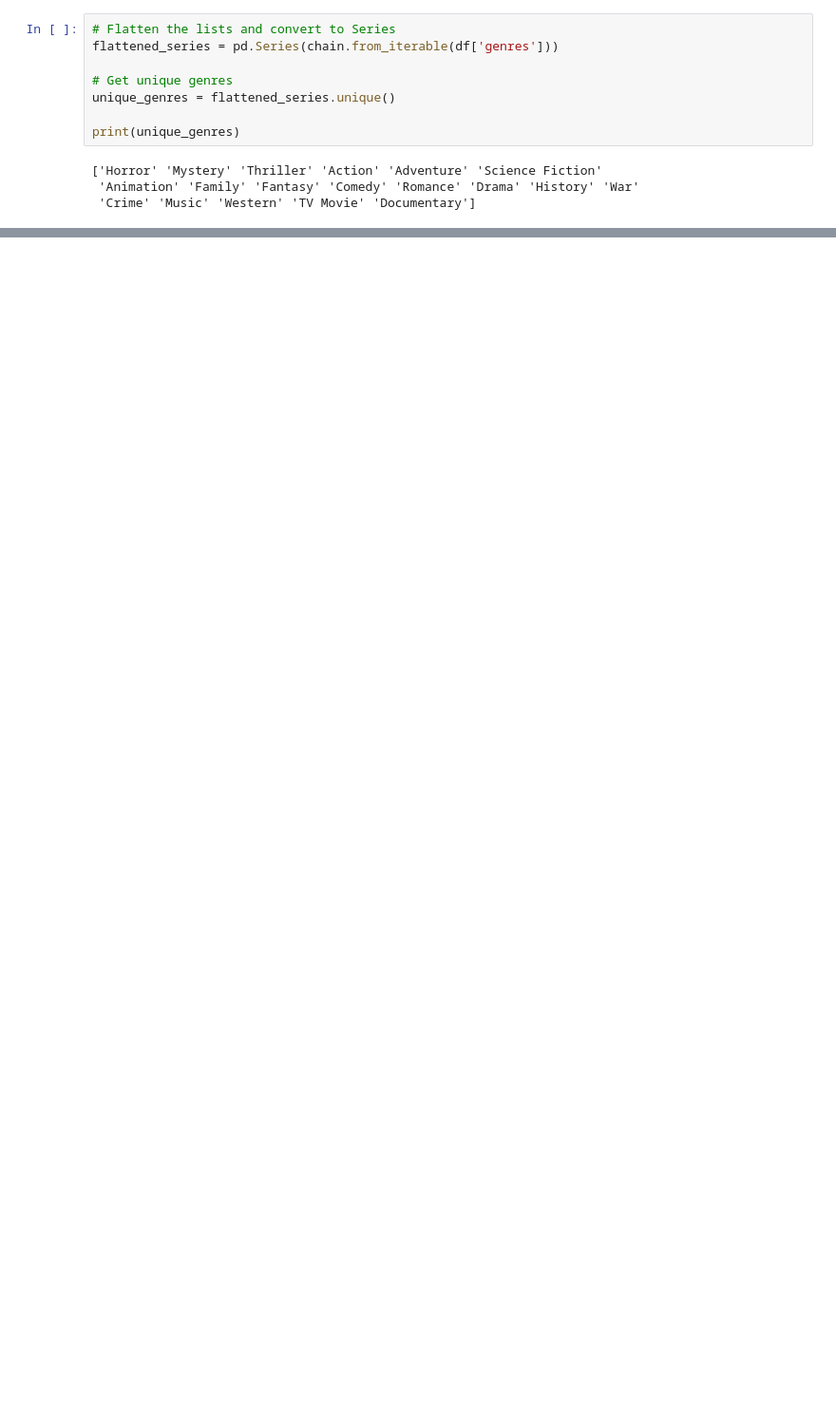
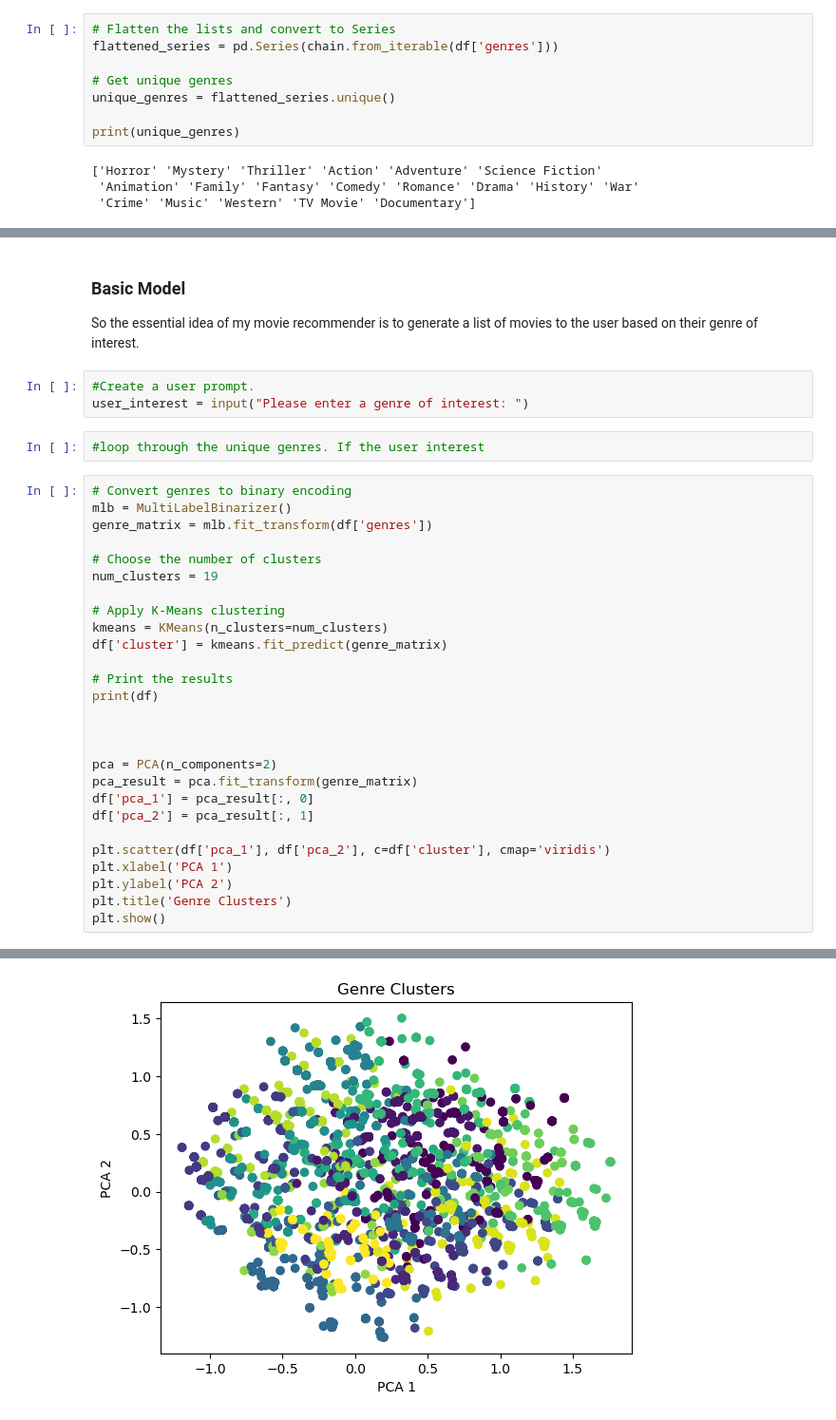
Before and after one commit to Richard-Vuong/Movie-Recommender-Engine, a Jupyter notebook: MoviesRecommender.ipynb, the cells around one changed output, grey strips where cells are left out. Shown: that part at 95% size. Saved outputs shown, nothing was run; the diff lists cells and outputs as text; blank space fills up the shorter version.

```diff
--- a/MoviesRecommender.ipynb
+++ b/MoviesRecommender.ipynb
@@ -181,0 +193,37 @@ print(unique_genres)
+# %% [markdown]
+### Basic Model
+
+So the essential idea of my movie recommender is to generate a list of movies to the user based on their genre of interest.
+# %%
+#Create a user prompt.
+user_interest = input("Please enter a genre of interest: ")
+# %%
+#loop through the unique genres. If the user interest
+# %%
+# Convert genres to binary encoding
+mlb = MultiLabelBinarizer()
+genre_matrix = mlb.fit_transform(df['genres'])
+
+# Choose the number of clusters
+num_clusters = 19
+
+# Apply K-Means clustering
+kmeans = KMeans(n_clusters=num_clusters)
+df['cluster'] = kmeans.fit_predict(genre_matrix)
+
+# Print the results
+print(df)
+
+
+
+pca = PCA(n_components=2)
+pca_result = pca.fit_transform(genre_matrix)
+df['pca_1'] = pca_result[:, 0]
+df['pca_2'] = pca_result[:, 1]
+
+plt.scatter(df['pca_1'], df['pca_2'], c=df['cluster'], cmap='viridis')
+plt.xlabel('PCA 1')
+plt.ylabel('PCA 2')
+plt.title('Genre Clusters')
+plt.show()
+# %% [output]
@@ -181,0 +247 @@ print(unique_genres)
+[figure, added]
```
Also changed, not shown: parts of 26 cells of this notebook.
